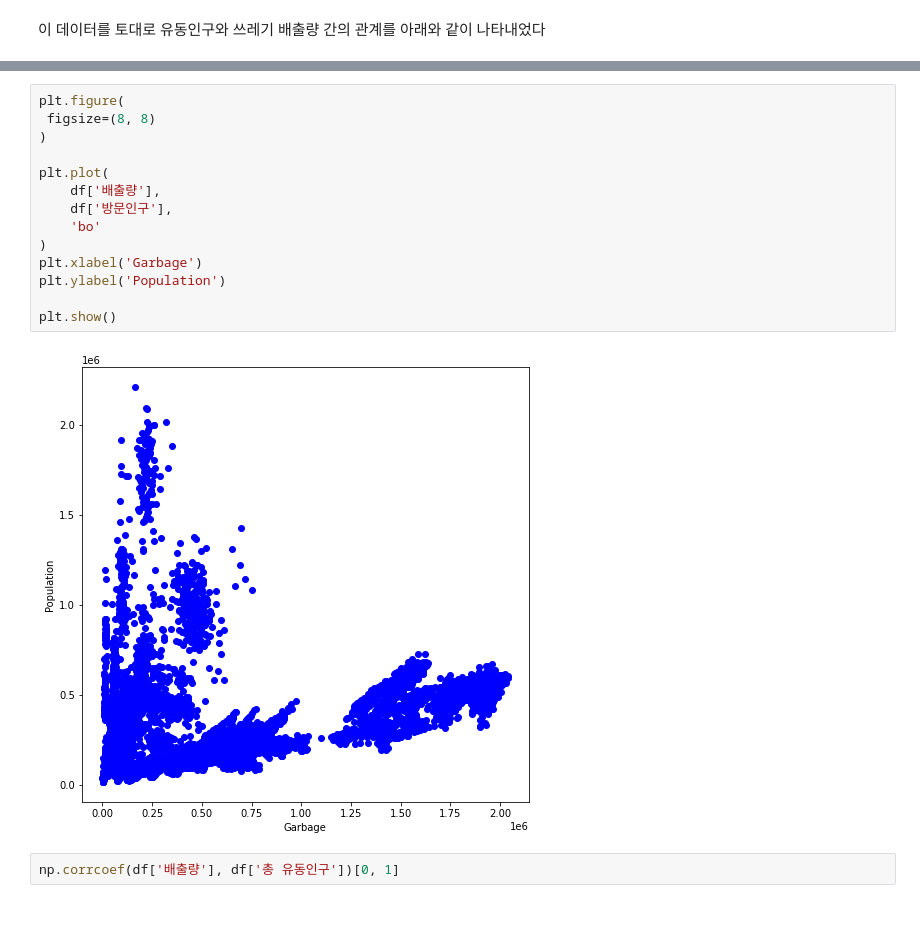
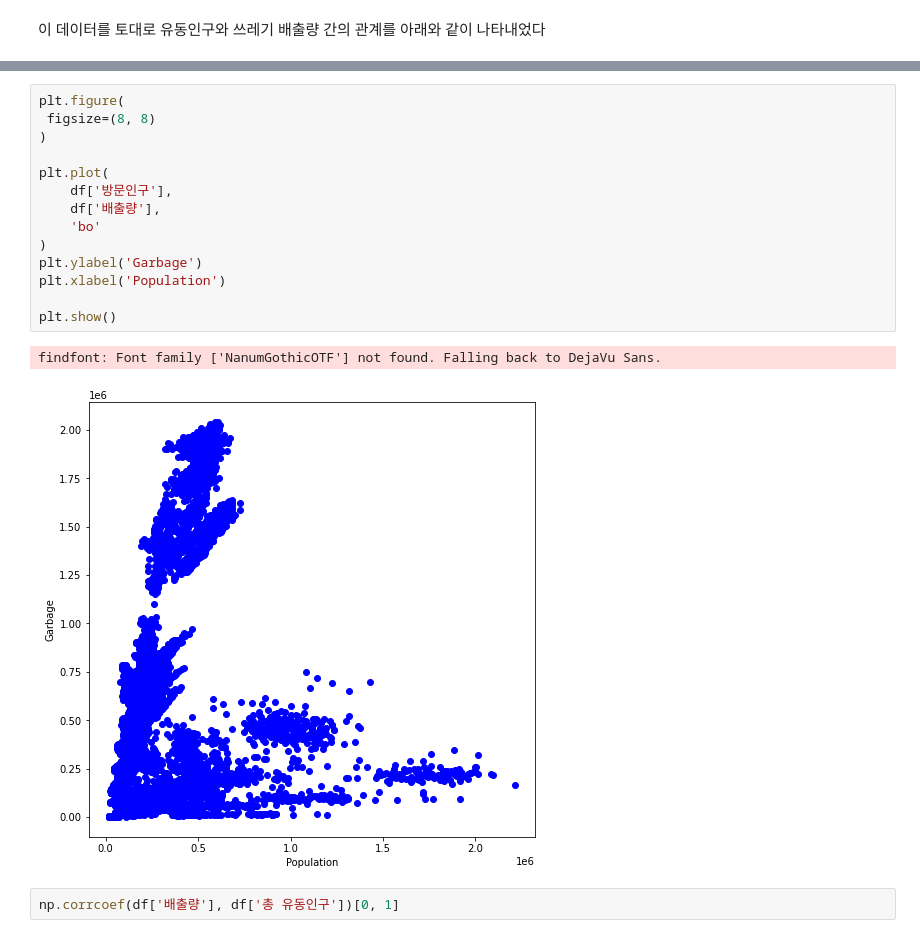
Before and after one commit to invalidid56/DA_overtourism, a Jupyter notebook: data_analysis.ipynb, the cells around one changed output, grey strips where cells are left out. Cells and saved outputs as stored; diff of their text form.

```diff
--- a/data_analysis.ipynb
+++ b/data_analysis.ipynb
@@ -168,19 +151,20 @@ findfont: Font family ['NanumGothicOTF'] not found. Falling back to DejaVu Sans.
 # %%
 plt.figure(
  figsize=(8, 8)
 )
 
 plt.plot(
+    df['방문인구'],
     df['배출량'],
-    df['방문인구'],
     'bo'
 )
-plt.xlabel('Garbage')
-plt.ylabel('Population')
+plt.ylabel('Garbage')
+plt.xlabel('Population')
 
 plt.show()
 # %% [output]
+findfont: Font family ['NanumGothicOTF'] not found. Falling back to DejaVu Sans.
-[figure, old version]
+[figure, new version]
 # %%
 np.corrcoef(df['배출량'], df['총 유동인구'])[0, 1]
 # %% [output]
```
Also changed, not shown: parts of 43 cells of this notebook, 2 other files.
